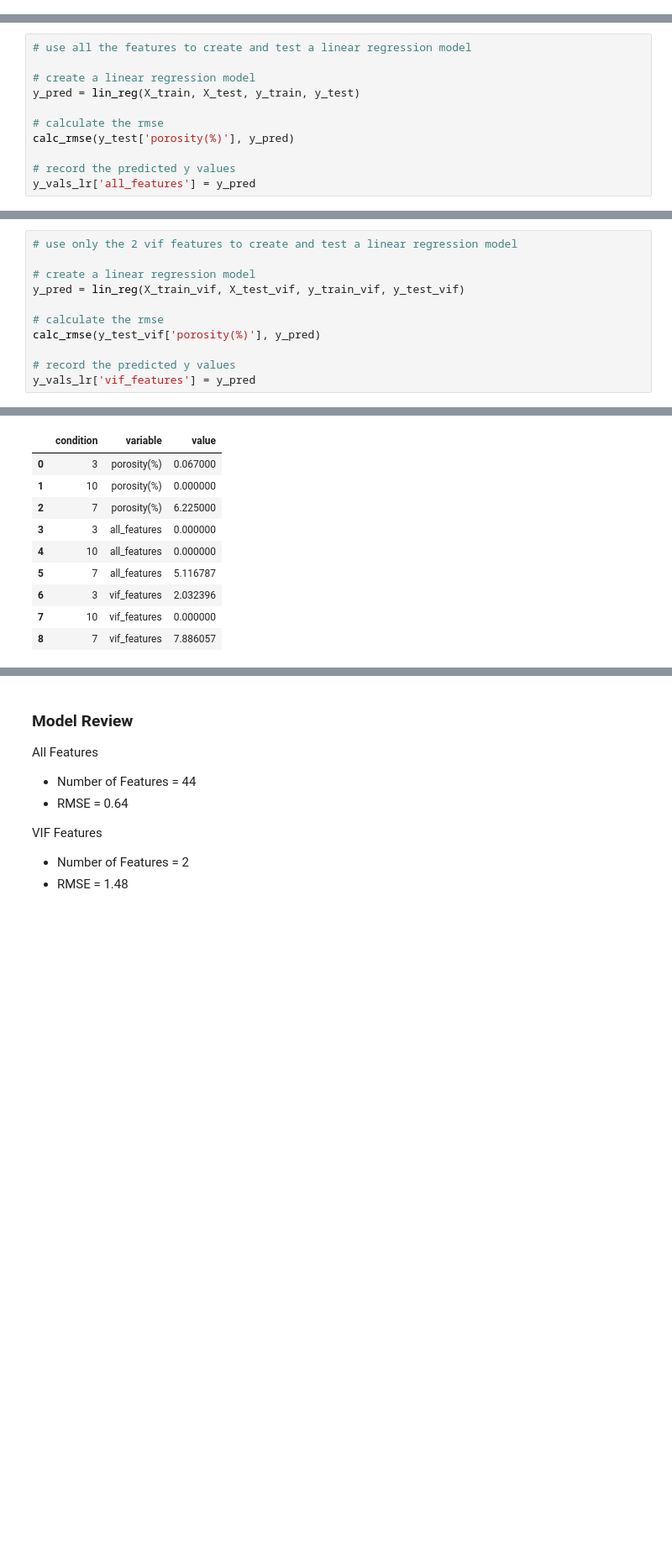
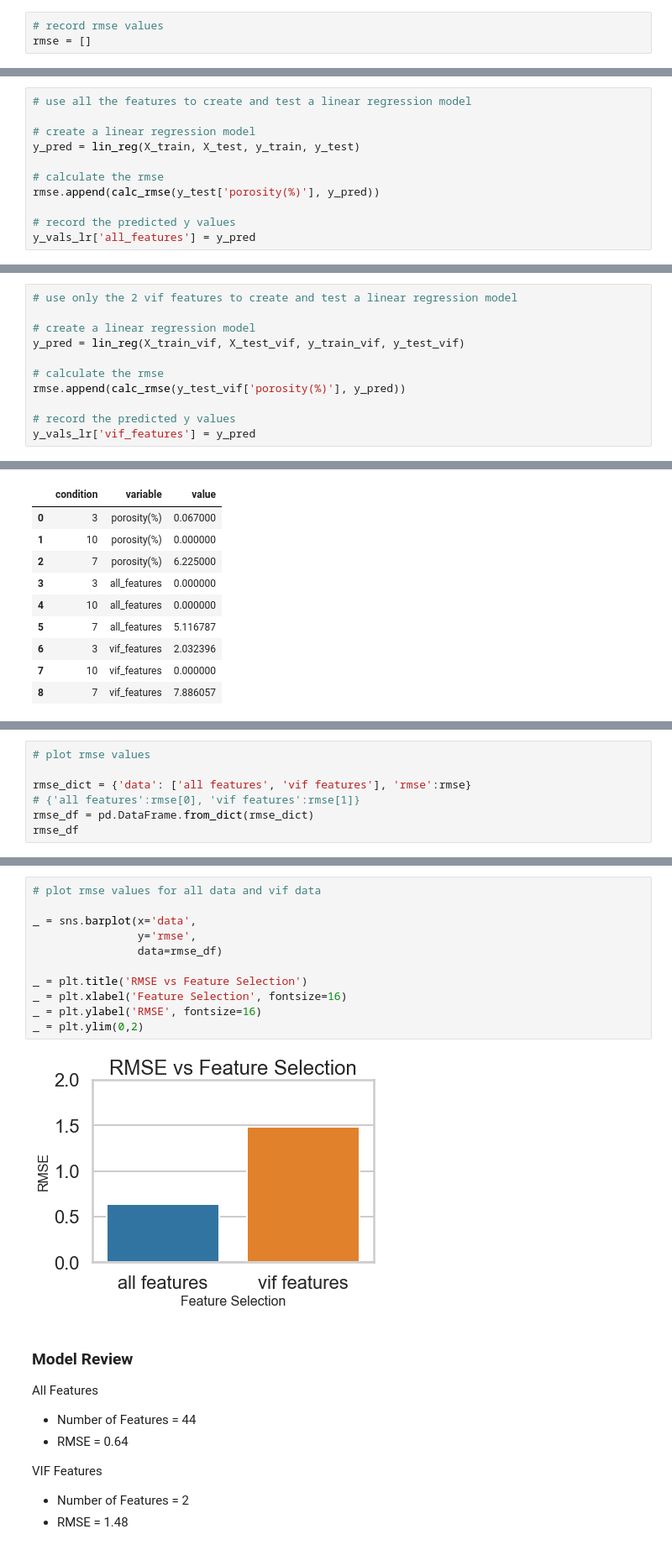
Before and after one commit to milesin3d/IncreaseAMYield, a Jupyter notebook: IncreaseAMYield.ipynb, the cells around one changed output, grey strips where cells are left out. Shown at 84% size. Cells and saved outputs as stored; diff of their text form; blank space fills up the shorter version.

```diff
--- a/IncreaseAMYield.ipynb
+++ b/IncreaseAMYield.ipynb
@@ -2653,6 +2653,9 @@ y_vals_lr
 | 3 | 0.067 |
 | 10 | 0.000 |
 | 7 | 6.225 |
+# %%
+# record rmse values
+rmse = []
 # %% [markdown]
 ### All Features
 # %%
@@ -2662,7 +2665,7 @@ y_vals_lr
 y_pred = lin_reg(X_train, X_test, y_train, y_test)
 
 # calculate the rmse
-calc_rmse(y_test['porosity(%)'], y_pred)
+rmse.append(calc_rmse(y_test['porosity(%)'], y_pred))
 
 # record the predicted y values
 y_vals_lr['all_features'] = y_pred
@@ -2693,7 +2696,7 @@ Root Mean Squared Error:  0.6409950955021078
 y_pred = lin_reg(X_train_vif, X_test_vif, y_train_vif, y_test_vif)
 
 # calculate the rmse
-calc_rmse(y_test_vif['porosity(%)'], y_pred)
+rmse.append(calc_rmse(y_test_vif['porosity(%)'], y_pred))
 
 # record the predicted y values
 y_vals_lr['vif_features'] = y_pred
@@ -2805,3 +2808,10 @@ ax2.set_yticks([0.01, 0.1, 0.5, 1, 2, 5, 10])
 ax2.yaxis.set_minor_formatter(NullFormatter())
 # %% [output]
 [figure]
+# %%
+# plot rmse values
+
+rmse_dict = {'data': ['all features', 'vif features'], 'rmse':rmse}
+# {'all features':rmse[0], 'vif features':rmse[1]}
+rmse_df = pd.DataFrame.from_dict(rmse_dict)
+rmse_df
@@ -2808,3 +2822,16 @@ ax2.yaxis.set_minor_formatter(NullFormatter())
+# %%
+# plot rmse values for all data and vif data
+
+_ = sns.barplot(x='data',
+                y='rmse',
+                data=rmse_df)
+
+_ = plt.title('RMSE vs Feature Selection')
+_ = plt.xlabel('Feature Selection', fontsize=16)
+_ = plt.ylabel('RMSE', fontsize=16)
+_ = plt.ylim(0,2)
+# %% [output]
+[figure, added]
 # %% [markdown]
 ### Model Review
 All Features
```
Also changed, not shown: parts of 14 cells of this notebook.
